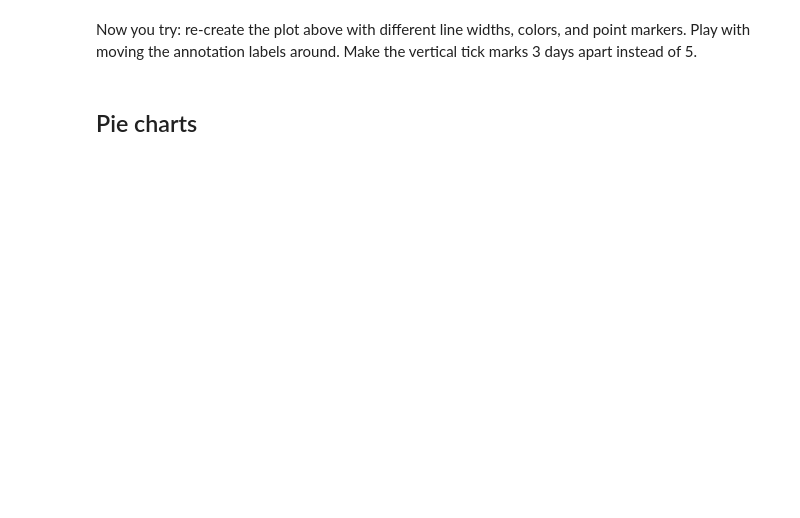
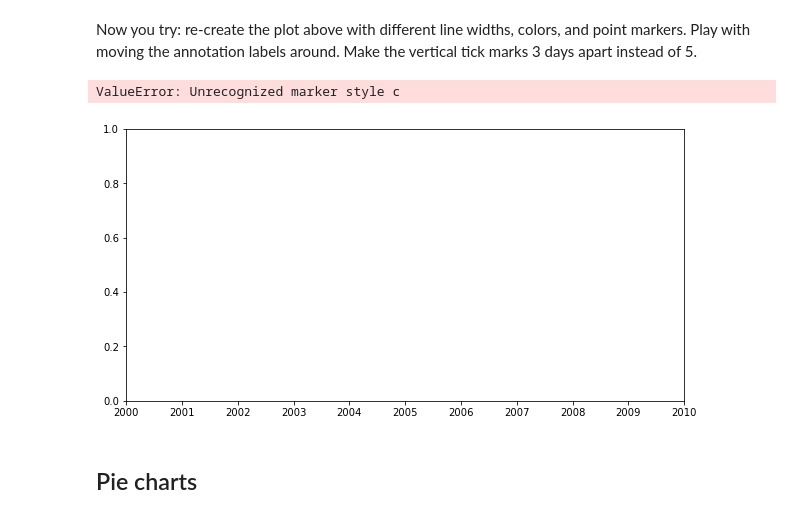
Before and after one commit to uky-transport-data-science/ce599, a Jupyter notebook: 15-Data Viz 1/data-viz.ipynb, the cells around one changed output. Drawn from its saved outputs; the diff is of its cells as text; code cells hidden in the pictures; blank space fills up the shorter version.

```diff
--- a/15-Data Viz 1/data-viz.ipynb
+++ b/15-Data Viz 1/data-viz.ipynb
@@ -291,5 +435,56 @@ plt.show()
 # %% [markdown]
 Now you try: re-create the plot above with different line widths, colors, and point markers. Play with moving the annotation labels around. Make the vertical tick marks 3 days apart instead of 5.
+# %%
+# create a nicer line plot
+fig, ax = plt.subplots()
+ax = countdata.plot(kind='line',
+                    figsize=[10, 5],
+                    linewidth=2,
+                    alpha=0.5,
+                    marker='c',
+                    color='o')
+
+# add annotations for explanation
+ax.annotate('Left the EU',
+                 xy=('2014-06-20', 60),
+                 fontproperties=annotation_font,
+                 bbox=dict(boxstyle='round', color='k', fc='w', alpha=0.7),
+                 xycoords='data')
+
+ax.annotate('Had WiFi',
+                 xy=('2014-06-23', 40),
+                 fontproperties=annotation_font,
+                 bbox=dict(boxstyle='round', color='k', fc='w', alpha=0.7),
+                 xycoords='data')
+
+ax.annotate('Return to EU',
+                 xy=('2014-07-01', 53.5),
+                 fontproperties=annotation_font,
+                 bbox=dict(boxstyle='round', color='k', fc='w', alpha=0.7),
+                 xycoords='data')
+
+# set the x-ticks/labels for every nth row of the data: 1 tick mark per horizontal inch
+n = len(countdata) / int(fig.get_size_inches()[0]) #interval between tick marks
+xtick_data = countdata.iloc[range(0, len(countdata), int(n))] #rows spaced apart by that interval
+ax.xaxis.set_ticks(xtick_data.index) #set the tick labels as the dates of those rows
+ax.set_xlim(['2014-05-13', '2014-07-10'])
+
+ax.xaxis.grid(True)
+ax.yaxis.grid(True)
+
+# set tick labels, axis labels, and title
+ax.set_xticklabels(xtick_data.index, rotation=35, rotation_mode='anchor', ha='right', fontproperties=ticks_font)
+for label in ax.get_yticklabels():
+    label.set_fontproperties(ticks_font)
+ax.set_title('Number of records in the data set, by date', fontproperties=title_font)
+ax.set_xlabel('', fontproperties=label_font)
+ax.set_ylabel('Number of GPS records', fontproperties=label_font)
+ax.set_facecolor(axis_bgcolor)
+
+plt.show()
+# %% [output]
+ValueError: Unrecognized marker style c
+[figure, added]
 # %% [markdown]
 ## Pie charts
 # %%
```
Also changed, not shown: parts of 27 cells of this notebook, 2 other files.
